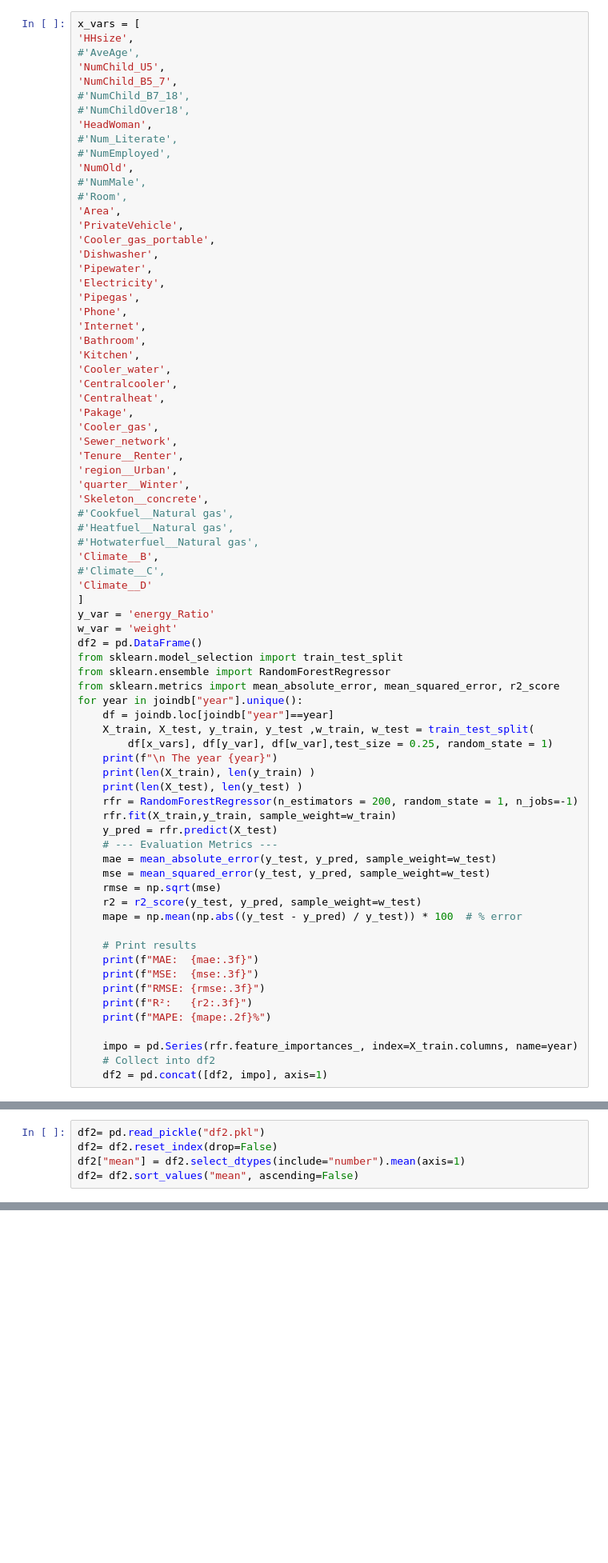
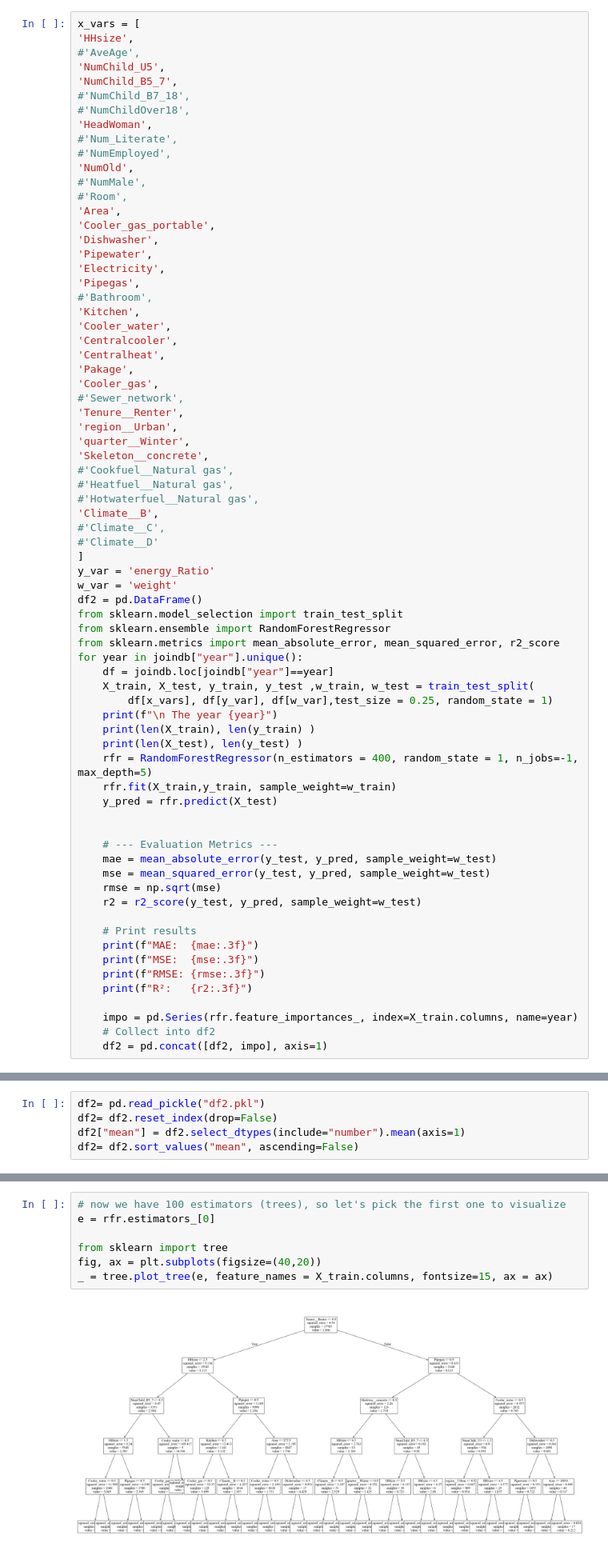
Before and after one commit to sinanarimani/energy-poverty, a Jupyter notebook: evaluation.ipynb, the cells around one changed output, grey strips where cells are left out. Shown at 80% size. Saved outputs shown, nothing was run; the diff lists cells and outputs as text; blank space fills up the shorter version.

```diff
--- a/evaluation.ipynb
+++ b/evaluation.ipynb
@@ -715,22 +711,19 @@ x_vars = [
 #'NumMale',
 #'Room',
 'Area',
-'PrivateVehicle',
 'Cooler_gas_portable',
 'Dishwasher',
 'Pipewater',
 'Electricity',
 'Pipegas',
-'Phone',
-'Internet',
-'Bathroom',
+#'Bathroom',
 'Kitchen',
 'Cooler_water',
 'Centralcooler',
 'Centralheat',
 'Pakage',
 'Cooler_gas',
-'Sewer_network',
+#'Sewer_network',
 'Tenure__Renter',
 'region__Urban',
 'quarter__Winter',
@@ -740,7 +733,7 @@ x_vars = [
 #'Hotwaterfuel__Natural gas',
 'Climate__B',
 #'Climate__C',
-'Climate__D'
+#'Climate__D'
 ]
 y_var = 'energy_Ratio'
 w_var = 'weight'
@@ -755,22 +748,22 @@ for year in joindb["year"].unique():
     print(f"\n The year {year}")
     print(len(X_train), len(y_train) )
     print(len(X_test), len(y_test) )
-    rfr = RandomForestRegressor(n_estimators = 200, random_state = 1, n_jobs=-1)
+    rfr = RandomForestRegressor(n_estimators = 400, random_state = 1, n_jobs=-1, max_depth=5)
     rfr.fit(X_train,y_train, sample_weight=w_train)
     y_pred = rfr.predict(X_test)
+
+
     # --- Evaluation Metrics ---
     mae = mean_absolute_error(y_test, y_pred, sample_weight=w_test)
     mse = mean_squared_error(y_test, y_pred, sample_weight=w_test)
     rmse = np.sqrt(mse)
     r2 = r2_score(y_test, y_pred, sample_weight=w_test)
-    mape = np.mean(np.abs((y_test - y_pred) / y_test)) * 100  # % error
 
     # Print results
     print(f"MAE:  {mae:.3f}")
     print(f"MSE:  {mse:.3f}")
     print(f"RMSE: {rmse:.3f}")
     print(f"R²:   {r2:.3f}")
-    print(f"MAPE: {mape:.2f}%")
 
     impo = pd.Series(rfr.feature_importances_, index=X_train.columns, name=year)
     # Collect into df2
@@ -831,0 +825,9 @@ plt.show()
+# %%
+# now we have 100 estimators (trees), so let's pick the first one to visualize
+e = rfr.estimators_[0]
+
+from sklearn import tree
+fig, ax = plt.subplots(figsize=(40,20))
+_ = tree.plot_tree(e, feature_names = X_train.columns, fontsize=15, ax = ax)
+# %% [output]
+[figure, added]
```
Also changed, not shown: parts of 10 cells of this notebook.
